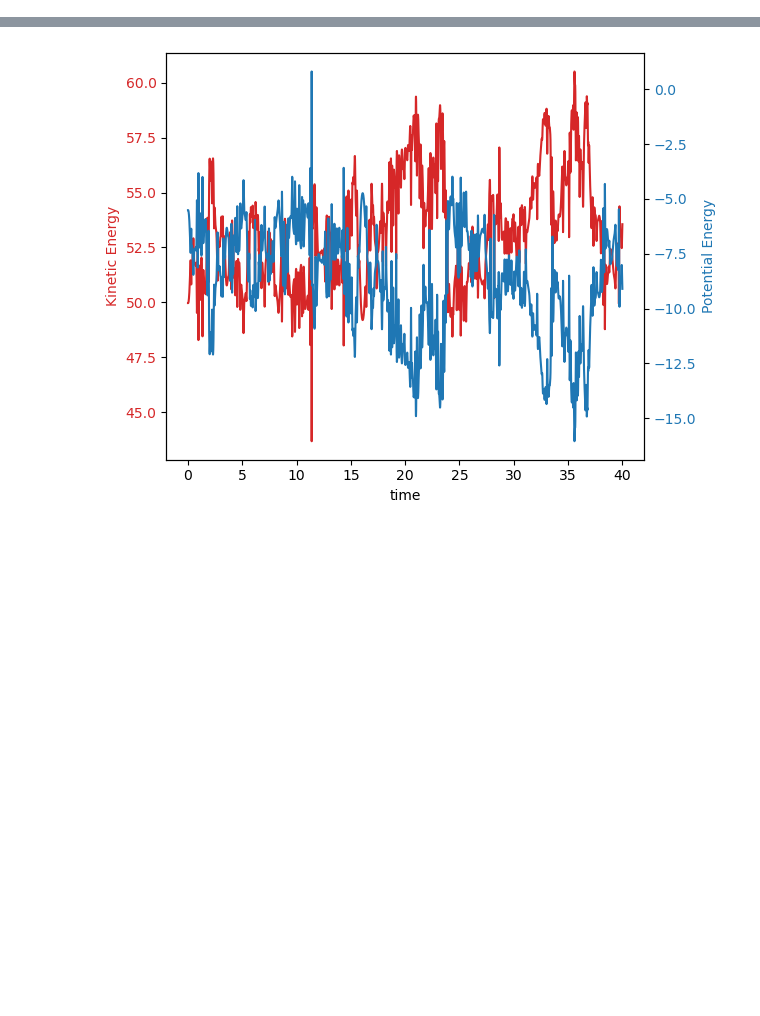
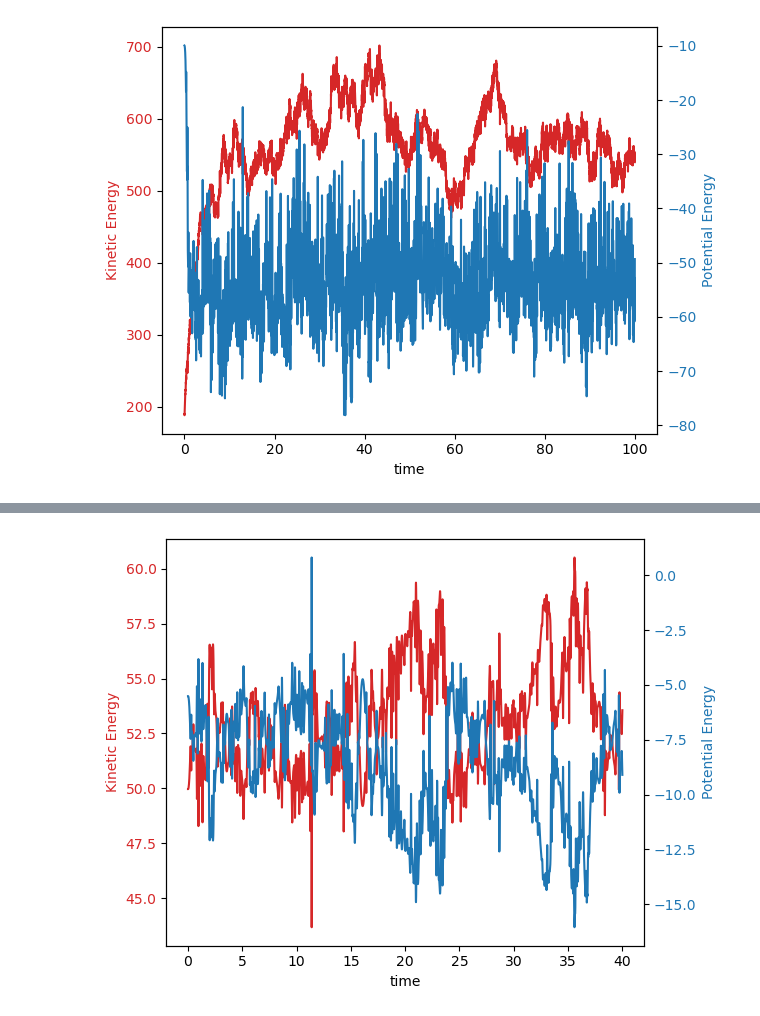
Before and after one commit to EdrickSG/Classical-Molecular-Dynamics, a Jupyter notebook: post-processing.ipynb, the cells around one changed output, grey strips where cells are left out. Saved outputs shown, nothing was run; the diff lists cells and outputs as text; code cells hidden in the pictures; blank space fills up the shorter version.

```diff
--- a/post-processing.ipynb
+++ b/post-processing.ipynb
@@ -5,0 +67,4 @@ from plotly.offline import init_notebook_mode, iplot, iplot_mpl
+# %%
+positions = np.load("Results/linkcell_test_pos.npy")
+kinetic = np.load("Results/linkcell_test_kin.npy")
+potential = np.load("Results/linkcell_test_pot.npy")
@@ -5,0 +86,25 @@ from plotly.offline import init_notebook_mode, iplot, iplot_mpl
+# %%
+# Data
+time = np.arange(0,100+0.004,0.004)
+data1 = kinetic
+data2 = potential
+
+fig, ax1 = plt.subplots()
+
+color = 'tab:red'
+ax1.set_xlabel('time')
+ax1.set_ylabel('Kinetic Energy', color=color)
+ax1.plot(time,data1, color=color)
+ax1.tick_params(axis='y', labelcolor=color)
+
+ax2 = ax1.twinx()  # instantiate a second axes that shares the same x-axis
+
+color = 'tab:blue'
+ax2.set_ylabel('Potential Energy', color=color)  # we already handled the x-label with ax1
+ax2.plot(time,data2, color=color)
+ax2.tick_params(axis='y', labelcolor=color)
+
+fig.tight_layout()  # otherwise the right y-label is slightly clipped
+plt.show()
+# %% [output]
+[figure, added]
```
Also changed, not shown: parts of 20 cells of this notebook, 3 other files.
